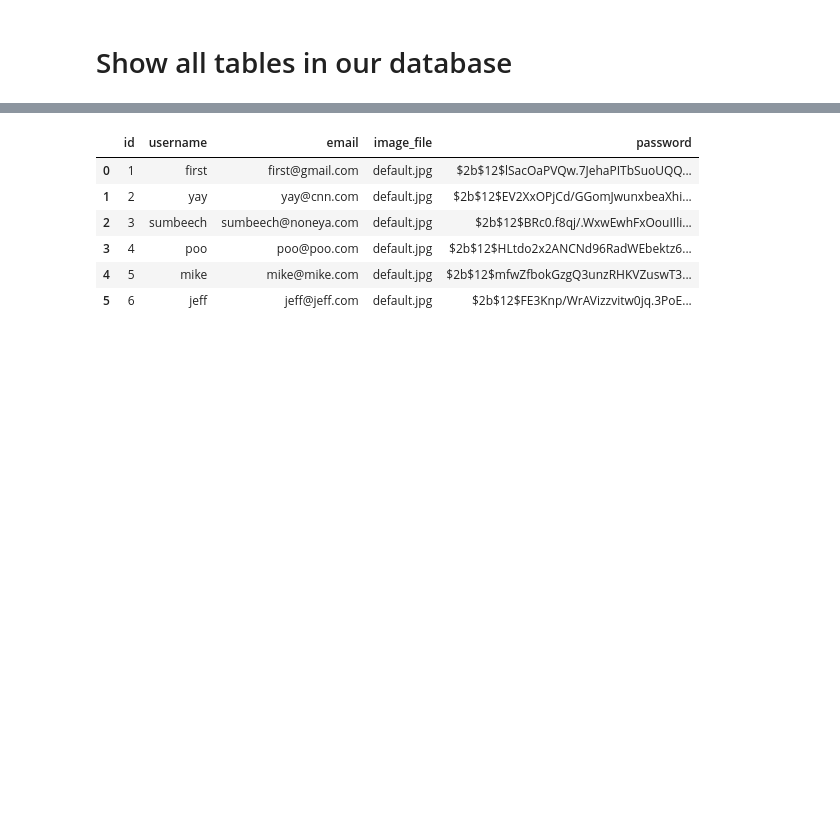
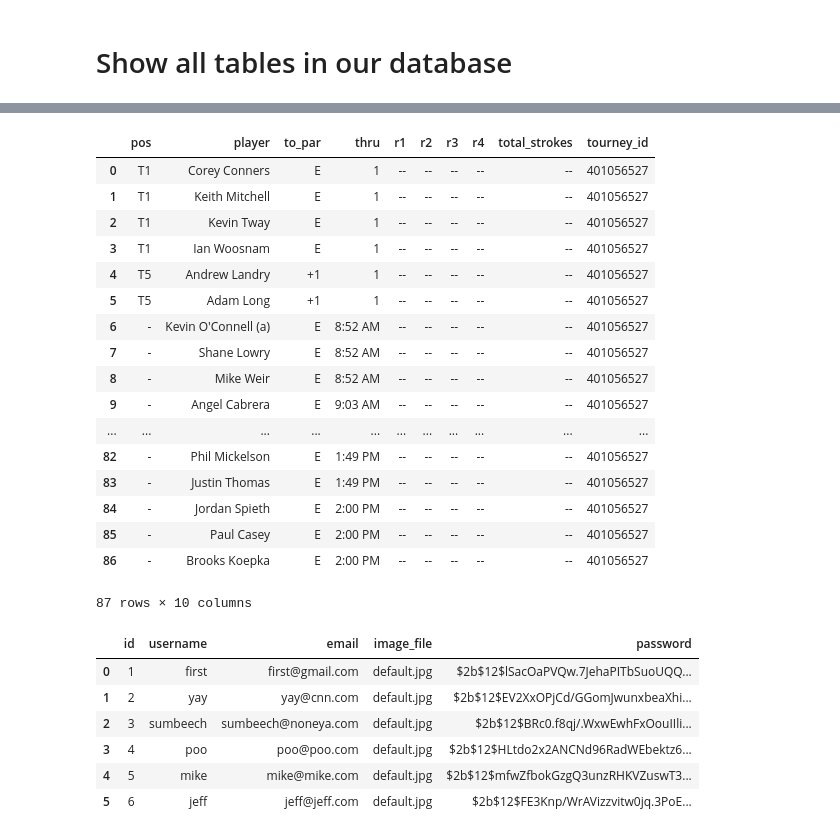
Before and after one commit to jbarton311/donkey_golf, a Jupyter notebook: jupyter_notebooks/user_testing.ipynb, the cells around one changed output, grey strips where cells are left out. Saved outputs shown, nothing was run; the diff lists cells and outputs as text; code cells hidden in the pictures; blank space fills up the shorter version.

Commit message:
Getting a live leaderboard working

```diff
--- a/jupyter_notebooks/user_testing.ipynb
+++ b/jupyter_notebooks/user_testing.ipynb
@@ -49,3 +65,24 @@ pd.read_sql("SELECT * from rankings where player like ('%Haotong%')", conn)
+# %%
+pd.read_sql('SELECT * from leaderboard', conn)
+# %% [output]
+|  | pos | player | to_par | thru | r1 | r2 | r3 | r4 | total_strokes | tourney_id |
+| 0 | T1 | Corey Conners | E | 1 | -- | -- | -- | -- | -- | 401056527 |
+| 1 | T1 | Keith Mitchell | E | 1 | -- | -- | -- | -- | -- | 401056527 |
+| 2 | T1 | Kevin Tway | E | 1 | -- | -- | -- | -- | -- | 401056527 |
+| 3 | T1 | Ian Woosnam | E | 1 | -- | -- | -- | -- | -- | 401056527 |
+| 4 | T5 | Andrew Landry | +1 | 1 | -- | -- | -- | -- | -- | 401056527 |
+| 5 | T5 | Adam Long | +1 | 1 | -- | -- | -- | -- | -- | 401056527 |
+| 6 | - | Kevin O'Connell (a) | E | 8:52 AM | -- | -- | -- | -- | -- | 401056527 |
+| 7 | - | Shane Lowry | E | 8:52 AM | -- | -- | -- | -- | -- | 401056527 |
+| 8 | - | Mike Weir | E | 8:52 AM | -- | -- | -- | -- | -- | 401056527 |
+| 9 | - | Angel Cabrera | E | 9:03 AM | -- | -- | -- | -- | -- | 401056527 |
+| ... | ... | ... | ... | ... | ... | ... | ... | ... | ... | ... |
+| 82 | - | Phil Mickelson | E | 1:49 PM | -- | -- | -- | -- | -- | 401056527 |
+| 83 | - | Justin Thomas | E | 1:49 PM | -- | -- | -- | -- | -- | 401056527 |
+| 84 | - | Jordan Spieth | E | 2:00 PM | -- | -- | -- | -- | -- | 401056527 |
+| 85 | - | Paul Casey | E | 2:00 PM | -- | -- | -- | -- | -- | 401056527 |
+| 86 | - | Brooks Koepka | E | 2:00 PM | -- | -- | -- | -- | -- | 401056527 |
+87 rows × 10 columns
 # %%
 pd.read_sql('SELECT * from user', conn)
 # %% [output]
```
Also changed, not shown: parts of 2 cells of this notebook, 4 other files.
